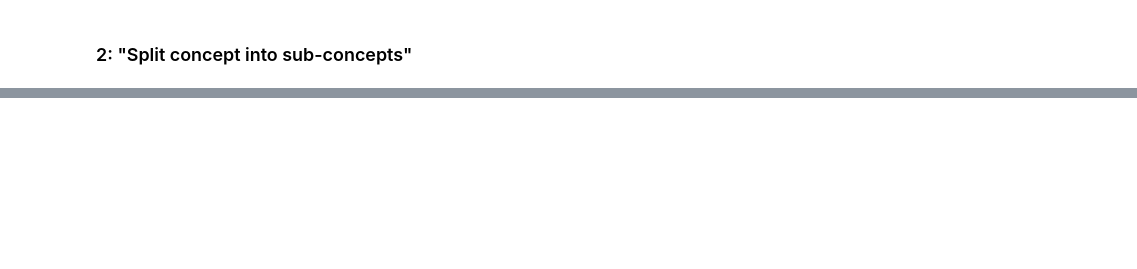
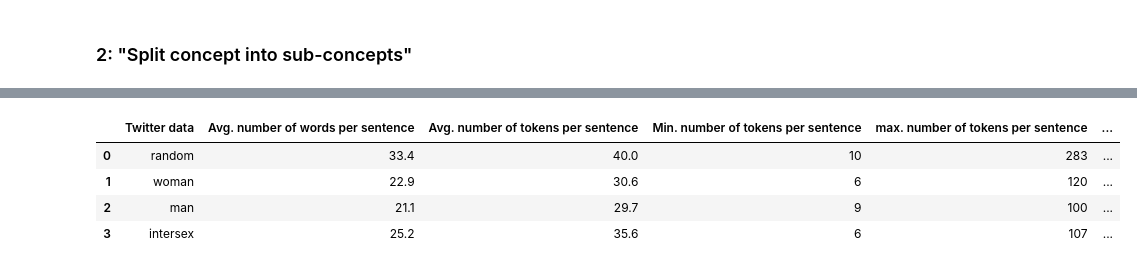
Before and after one commit to gaunby/master_project, a Jupyter notebook: notebooks/data_description.ipynb, the cells around one changed output, grey strips where cells are left out. Saved outputs shown, nothing was run; the diff lists cells and outputs as text; code cells hidden in the pictures; blank space fills up the shorter version.

```diff
--- a/notebooks/data_description.ipynb
+++ b/notebooks/data_description.ipynb
@@ -328,10 +332,11 @@ ds_random = load_from_disk(data_dir + 'wikipedia_split')
 # gender sub-concepts
 ds_woman = load_from_disk(data_dir + 'wikipedia_20220301/gender_concepts/woman_female')
 ds_man = load_from_disk(data_dir + 'wikipedia_20220301/gender_concepts/man_male')
-ds_intersex = load_from_disk(data_dir + 'wikipedia_20220301/gender_concepts/Intersex')
+ds_intersex = load_from_disk(data_dir + 'wikipedia_20220301/gender_concepts/intersex')
 
 # Create main concept
-ds_gender = ds_woman['text_list'] + ds_man['text_list'] + ds_intersex['text_list']
+#ds_gender = ds_woman['text_list'] + ds_man['text_list'] + ds_intersex['text_list']
+ds_gender = load_from_disk(data_dir + 'wikipedia_20220301/gender_concepts')
 # %%
 df_random = pd.DataFrame({'Sentences':ds_random['complex_sentence']})
 
@@ -452,12 +455,22 @@ KeyboardInterrupt:
 list_dataset = ['random', 'woman', 'man', 'intersex']
 list_mean_words = [round(np.mean(df_random['words in sentences']),1), round(np.mean(df_woman['words in sentences']),1), round(np.mean(df_man['words in sentences']),1), round(np.mean(df_intersex['words in sentences']),1)]
 list_mean_tokens = [round(np.mean(tokens_random),1), round(np.mean(tokens_woman),1), round(np.mean(tokens_man),1), round(np.mean(tokens_intersex),1)]
+list_min_tokens = [round(np.min(tokens_random),1), round(np.min(tokens_woman),1), round(np.min(tokens_man),1), round(np.min(tokens_intersex),1)]
+list_max_tokens = [round(np.max(tokens_random),1), round(np.max(tokens_woman),1), round(np.max(tokens_man),1), round(np.max(tokens_intersex),1)]
 list_sentences = [len(df_random), len(df_woman), len(df_man), len(df_intersex)]
 # %%
 wiki_stats = pd.DataFrame({'Twitter data': list_dataset,
                             'Avg. number of words per sentence': list_mean_words,
                             'Avg. number of tokens per sentence': list_mean_tokens,
+                            'Min. number of tokens per sentence': list_min_tokens,
+                            'max. number of tokens per sentence': list_max_tokens,
                             'Number of sentences': list_sentences})
 wiki_stats
+# %% [output]
+|  | Twitter data | Avg. number of words per sentence | Avg. number of tokens per sentence | Min. number of tokens per sentence | max. number of tokens per sentence | ... |
+| 0 | random | 33.4 | 40.0 | 10 | 283 | ... |
+| 1 | woman | 22.9 | 30.6 | 6 | 120 | ... |
+| 2 | man | 21.1 | 29.7 | 9 | 100 | ... |
+| 3 | intersex | 25.2 | 35.6 | 6 | 107 | ... |
 # %%
 print(wiki_stats.to_latex(index=False))
```
Also changed, not shown: parts of 24 cells of this notebook, 2 other files.
